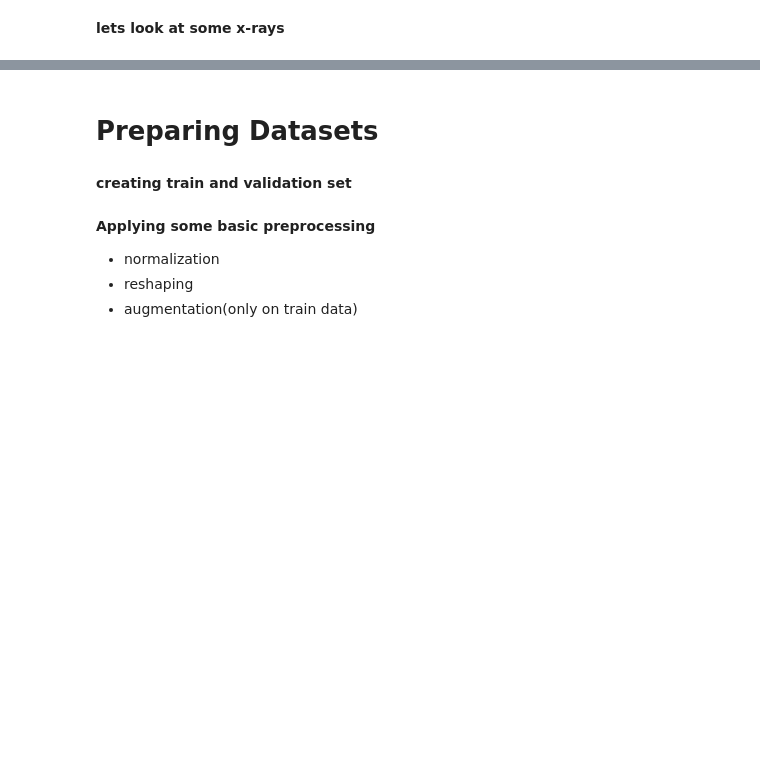
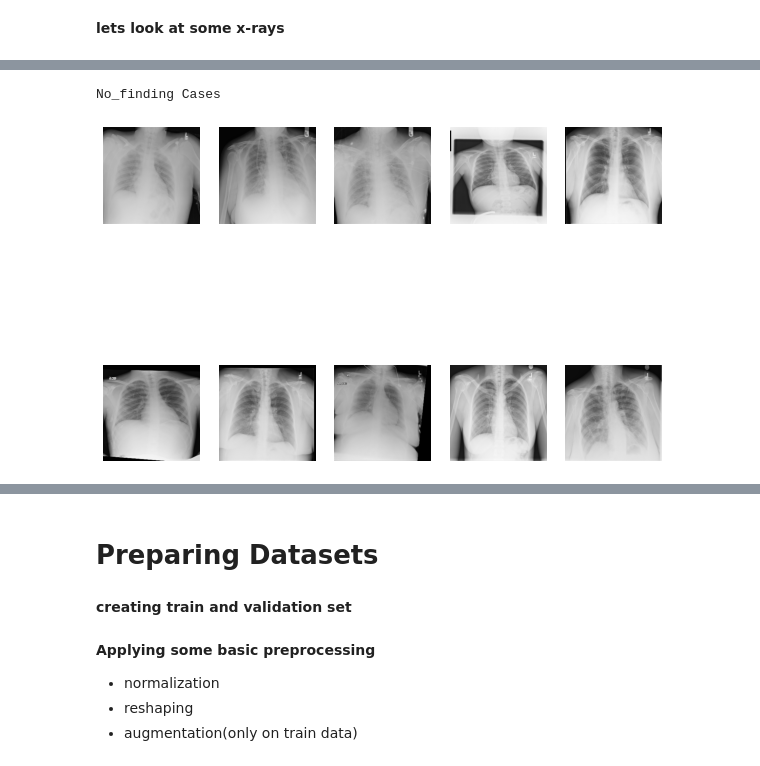
Before and after one commit to defender01/covid_classification, a Jupyter notebook: covid_classification_efficientNet.ipynb, the cells around one changed output, grey strips where cells are left out. Drawn from its saved outputs; the diff is of its cells as text; code cells hidden in the pictures; blank space fills up the shorter version.

```diff
--- a/covid_classification_efficientNet.ipynb
+++ b/covid_classification_efficientNet.ipynb
@@ -120,21 +172,24 @@ plt.show()
 # %%
 print('No_finding Cases')
 covidCase=[]
 df=dfs[1].sample(10)
 df=df.reset_index()
 for i in range(10):
     img=cv2.imread(df['filename'].iloc[i])
     # print(img.shape)
-    img = cv2.resize(img, (224,224),)
+    img = cv2.resize(img, (300,300),)
     img = cv2.cvtColor(img, cv2.COLOR_BGR2RGB)
     img = img.astype(np.float32)/255.
     covidCase.append(img)
 f, ax = plt.subplots(2,5, figsize=(10,8))
 for i, img in enumerate(covidCase):
         ax[i//5, i%5].imshow(img)
         ax[i//5, i%5].axis('off')
 
 plt.show()
+# %% [output]
+No_finding Cases
+[figure, added]
 # %%
 print('Pneumonia Cases')
 covidCase=[]
```
Also changed, not shown: parts of 14 cells of this notebook.
